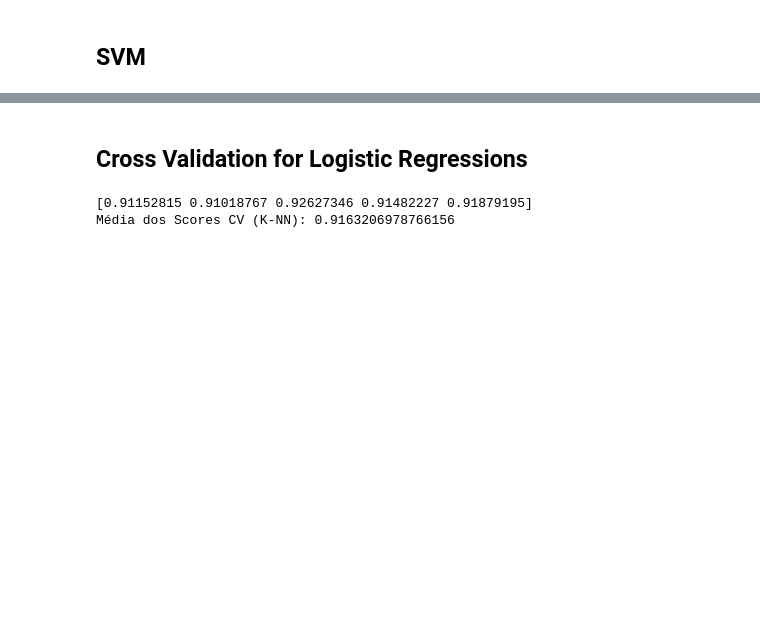
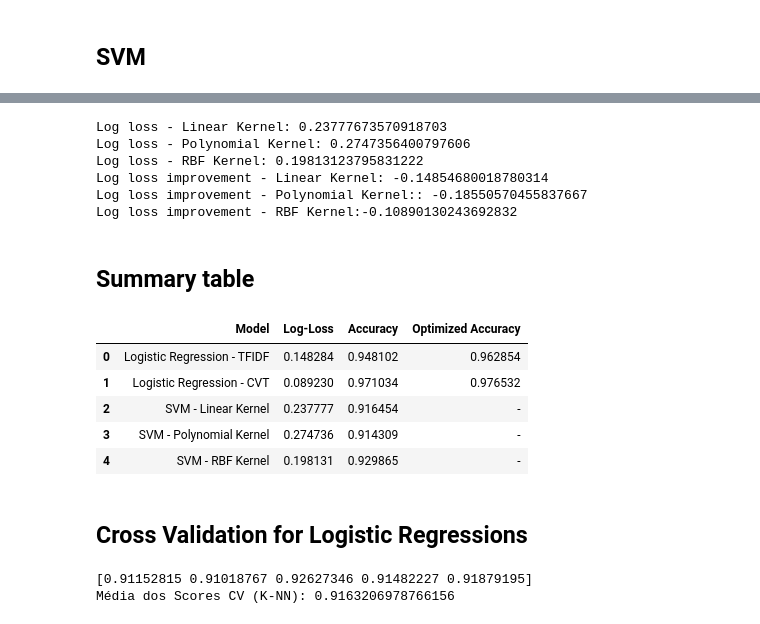
Before and after one commit to AkiraOkuno/Fake_News, a Jupyter notebook: Classification/NLP_TitleClassifier.ipynb, the cells around one changed output, grey strips where cells are left out. Cells and saved outputs as stored; diff of their text form; code cells hidden in the pictures; blank space fills up the shorter version.

Commit message:
summary table

```diff
--- a/Classification/NLP_TitleClassifier.ipynb
+++ b/Classification/NLP_TitleClassifier.ipynb
@@ -402,3 +409,46 @@ Log loss improvement: -0.10816961540181201
+# %%
+loss3_linear = multiclass_logloss(Ytest, pred3_linear)
+loss3_poly = multiclass_logloss(Ytest, pred3_poly)
+loss3_rbf = multiclass_logloss(Ytest, pred3_rbf)
+
+print('Log loss - Linear Kernel: {}'.format(loss3_linear))
+print('Log loss - Polynomial Kernel: {}'.format(loss3_poly))
+print('Log loss - RBF Kernel: {}'.format(loss3_rbf))
+
+print('Log loss improvement - Linear Kernel: {}'.format(loss2 - loss3_linear))
+print('Log loss improvement - Polynomial Kernel:: {}'.format(loss2 - loss3_poly))
+print('Log loss improvement - RBF Kernel:{}'.format(loss2 - loss3_rbf))
+# %% [output]
+Log loss - Linear Kernel: 0.23777673570918703
+Log loss - Polynomial Kernel: 0.2747356400797606
+Log loss - RBF Kernel: 0.19813123795831222
+Log loss improvement - Linear Kernel: -0.14854680018780314
+Log loss improvement - Polynomial Kernel:: -0.18550570455837667
+Log loss improvement - RBF Kernel:-0.10890130243692832
+# %% [markdown]
+## Summary table
+# %%
+models = ['Logistic Regression - TFIDF', 'Logistic Regression - CVT', 'SVM - Linear Kernel',
+             'SVM - Polynomial Kernel', 'SVM - RBF Kernel']
+loglosses = [loss1, loss2, loss3_linear, loss3_poly, loss3_rbf]
+accuracies = [accuracy1, accuracy2, accuracy3_linear, accuracy3_poly, accuracy3_rbf]
+accuracies_optimized = [best_accuracy_1, best_accuracy_2, '-', '-', '-']
+# %%
+summary_table = pd.DataFrame()
+# %%
+summary_table['Model'] = models
+summary_table['Log-Loss'] = loglosses
+summary_table['Accuracy'] = accuracies
+summary_table['Optimized Accuracy'] = accuracies_optimized
+# %%
+summary_table
+# %% [output]
+|  | Model | Log-Loss | Accuracy | Optimized Accuracy |
+| 0 | Logistic Regression - TFIDF | 0.148284 | 0.948102 | 0.962854 |
+| 1 | Logistic Regression - CVT | 0.089230 | 0.971034 | 0.976532 |
+| 2 | SVM - Linear Kernel | 0.237777 | 0.916454 | - |
+| 3 | SVM - Polynomial Kernel | 0.274736 | 0.914309 | - |
+| 4 | SVM - RBF Kernel | 0.198131 | 0.929865 | - |
 # %% [markdown]
 ## Cross Validation for Logistic Regressions
 # %%
```
Also changed, not shown: parts of 14 cells of this notebook.
